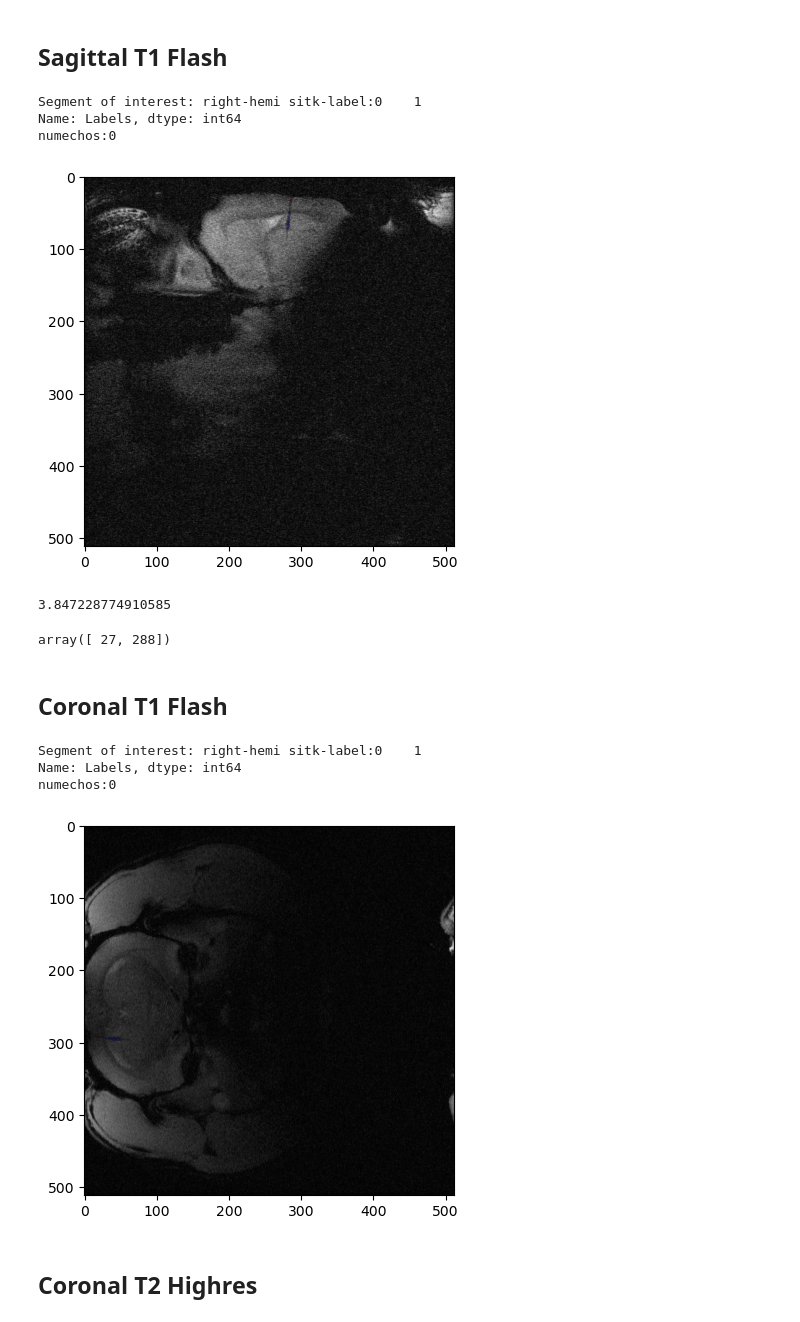
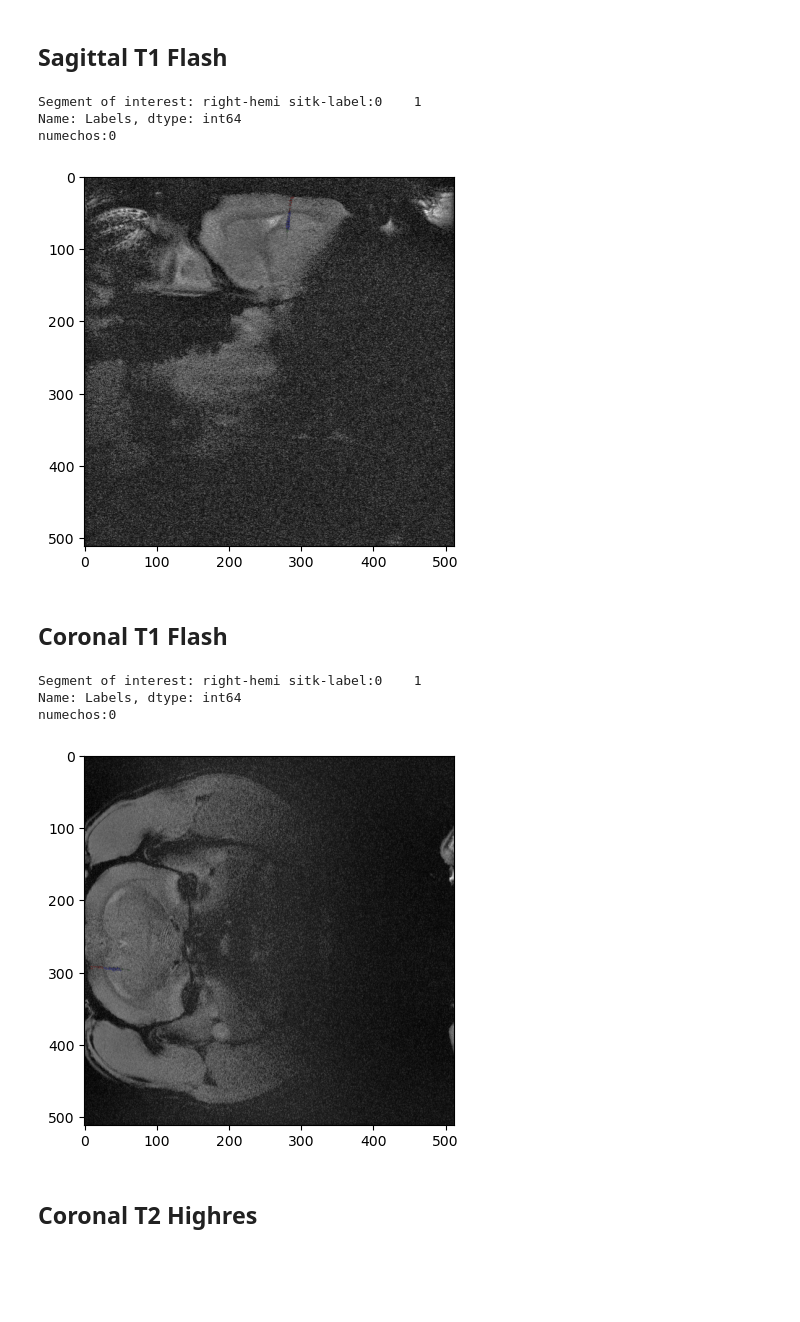
Before and after one commit to eozil/electrode-localization, a Jupyter notebook: mri/localizer.ipynb, the cells around one changed output. Saved outputs shown, nothing was run; the diff lists cells and outputs as text; code cells hidden in the pictures; blank space fills up the shorter version.

```diff
--- a/mri/localizer.ipynb
+++ b/mri/localizer.ipynb
@@ -90,20 +169,13 @@ img_slice=5
 basestructs=['crtx', 'hpc', 'thlms']
 roi_name='right-hemi'
 path=root+analysed+"localized/t1flash-sagittal-20240516/"
-roi_px_intensities, roi_idx=find_roi(data[:,:,img_slice], segmentation[:,:,img_slice], basestructs, labelsdf, roi_name, path, savefigs=True)
+img=biascorrect_data(data[:,:,img_slice], 0)
+roi_px_intensities, roi_idx=find_roi(img, segmentation[:,:,img_slice], basestructs, labelsdf, roi_name, path, savefigs=True)
 # %% [output]
 Segment of interest: right-hemi sitk-label:0    1
 Name: Labels, dtype: int64
 numechos:0
-[figure, old version]
+[figure, new version]
-# %%
-np.linalg.norm(roi_idx['crtx'][0]-roi_idx['thlms'][-1])*0.06817
-# %% [output]
-3.847228774910585
-# %%
-roi_idx['crtx'][0]
-# %% [output]
-array([ 27, 288])
 # %% [markdown]
 ## Coronal T1 Flash
 # %%
@@ -122,14 +194,15 @@ labelsdf=read_labels(root+bids+labelspath)
 # %%
 img_slice=5
 basestructs=['crtx', 'hpc', 'thlms']
 roi_name='right-hemi'
 path=root+analysed+"localized/t1flash-coronal-20240516/"
-roi_px_intensities, roi_idx=find_roi(data[:,:,img_slice], segmentation[:,:,img_slice], basestructs, labelsdf, roi_name, path, savefigs=True)
+img=biascorrect_data(data[:,:,img_slice], 0)
+roi_px_intensities, roi_idx=find_roi(img, segmentation[:,:,img_slice], basestructs, labelsdf, roi_name, path, savefigs=True)
 # %% [output]
 Segment of interest: right-hemi sitk-label:0    1
 Name: Labels, dtype: int64
 numechos:0
-[figure, old version]
+[figure, new version]
 # %% [markdown]
 ## Coronal T2 Highres
 # %%
```
Also changed, not shown: parts of 23 cells of this notebook.
